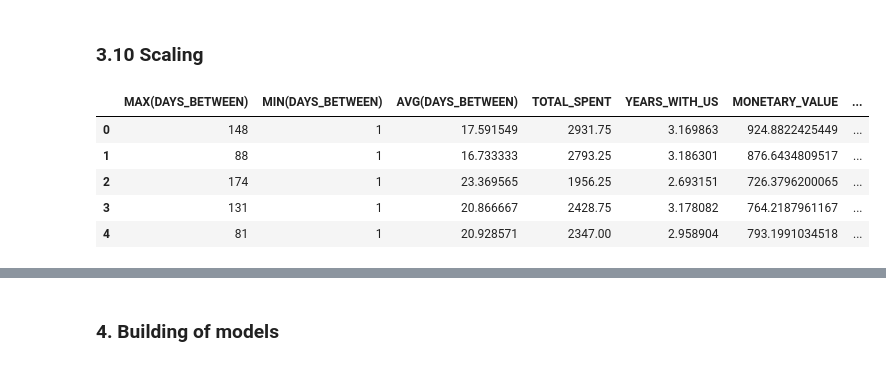
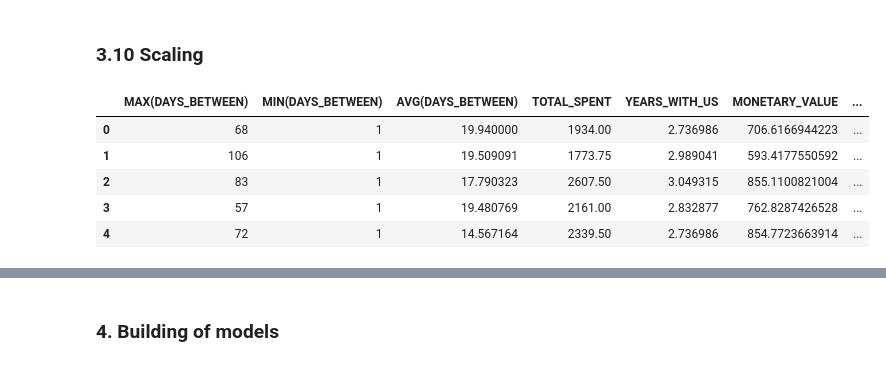
Before and after one commit to cshiwei330/ICP-ASG3-Insightify, a Jupyter notebook: Churn Model with Hold Out.ipynb, the cells around one changed output, grey strips where cells are left out. Saved outputs shown, nothing was run; the diff lists cells and outputs as text; code cells hidden in the pictures.

```diff
--- a/Churn Model with Hold Out.ipynb
+++ b/Churn Model with Hold Out.ipynb
@@ -667,7 +669,7 @@ customer_first_order_timestamp.show(n=5)
 ---------------------------------------
 # %%
 # Calculating the total number of orders for each customer
-total_order_by_cust = order_header_df.group_by("CUSTOMER_ID").agg(F.count("ORDER_ID").alias("TOTAL_ORDER"))
+total_order_by_cust = order_df1.group_by("CUSTOMER_ID").agg(F.count("ORDER_ID").alias("TOTAL_ORDER"))
 total_order_by_cust.show(n=5)
 # %% [output]
 ---------------------------------
@@ -685,6 +687,8 @@ customer_freq = customer_df.join(customer_first_order_timestamp, customer_df.CUS
 customer_freq = customer_freq.join(total_order_by_cust, customer_freq.CUSTOMER_ID==total_order_by_cust.CUSTOMER_ID, lsuffix="", rsuffix="_NUM_ORDER")
 
 # Adding in relevant columns to the newly joined data frame such as “CURRENT DATE”, “YEARS_WITH_US”, and “CUSTOMER_FREQUENCY” to calculate the frequency
-customer_freq = customer_freq.with_column("CURRENT DATE", F.iff(F.col("CUSTOMER_ID") == F.col("CUSTOMER_ID"), "2022-11-01", "0"))
+customer_freq = customer_freq.with_column("CURRENT DATE", F.iff(F.col("CUSTOMER_ID") == F.col("CUSTOMER_ID"), lastest_transaction_df1, lastest_transaction_df1))
 customer_freq = customer_freq.with_column("YEARS_WITH_US",F.datediff("day", customer_freq["FIRST_ORDER_TS"], customer_freq["CURRENT DATE"])/365)
 customer_freq = customer_freq.with_column("CUSTOMER_FREQUENCY", customer_freq["TOTAL_ORDER"]/customer_freq["YEARS_WITH_US"])
+
+customer_freq.show()
@@ -715,13 +734,13 @@ customer_last_order_timestamp_df1.show()
 To calculate the monetary value for each customer, we will be calculating the total sales generated by each customer divided by the number of years the customer has ordered with Tasty Bytes.
 # %%
  # Calculate the total sales generated by each customer
-total_amount_spent = order_header_df.group_by("CUSTOMER_ID").agg(F.sum("ORDER_TOTAL").alias("TOTAL_SPENT"))
+total_amount_spent = order_df1.group_by("CUSTOMER_ID").agg(F.sum("ORDER_TOTAL").alias("TOTAL_SPENT"))
 
 # Joining the total sales generated by each customer with the first order timestamp tables
 customer_monetary = total_amount_spent.join(customer_first_order_timestamp, total_amount_spent.CUSTOMER_ID==customer_first_order_timestamp.CUSTOMER_ID, lsuffix="", rsuffix="_FIRST_TS")
 
 # Adding in relevant columns to the newly joined data frame such as “CURRENT DATE”, “YEARS_WITH_US”, and “MONETARY_VALUE” to calculate the monetary value
-customer_monetary = customer_monetary.with_column("CURRENT DATE", F.iff(F.col("CUSTOMER_ID") == F.col("CUSTOMER_ID"), "2022-08-01", "0"))
+customer_monetary = customer_monetary.with_column("CURRENT DATE", F.iff(F.col("CUSTOMER_ID") == F.col("CUSTOMER_ID"), lastest_transaction_df1, lastest_transaction_df1))
 customer_monetary = customer_monetary.with_column("YEARS_WITH_US",F.datediff("day", customer_monetary["FIRST_ORDER_TS"], customer_monetary["CURRENT DATE"])/365)
 customer_monetary = customer_monetary.with_column("MONETARY_VALUE", F.col("TOTAL_SPENT")/F.col("YEARS_WITH_US"))
 # %%
@@ -770,7 +789,7 @@ customer_last_order_timestamp_df1.show(10)
 #### 2.7.1 Calculation of Average Days between Purchases <a id="part2-7-1"></a>
 # %%
 # Finding the average days between purchase for each customer
-customer_order_times = order_header_df.sort(col("CUSTOMER_ID"), col("ORDER_TS"))
+customer_order_times = order_df1.sort(col("CUSTOMER_ID"), col("ORDER_TS"))
 customer_order_times = customer_order_times.withColumn("prev_order_date", F.lag(col("ORDER_TS"), 1).over(Window.partitionBy("CUSTOMER_ID").orderBy("ORDER_TS"))).withColumn("days_between", F.datediff('day', col("prev_order_date"), col("ORDER_TS")))
 customer_average_days = customer_order_times.groupBy("CUSTOMER_ID").avg("days_between")
 customer_average_days = customer_average_days.sort(col('CUSTOMER_ID'))
@@ -1092,19 +1111,20 @@ customer_final.show()
 # %%
 customer_final = customer_final.to_pandas()
 
 # save dataframe of customer_id
 customer_id_df = customer_final["CUSTOMER_ID"]
 
-customer_final = customer_final.drop(["CUSTOMER_ID", 'CITY_FREQUENCY', 'GENDER', 'MARITAL_STATUS', 'CHILDREN_COUNT'],  axis = 1)
+customer_final = customer_final.drop(["CUSTOMER_ID"],  axis = 1)
+#customer_final = customer_final.drop(["CUSTOMER_ID", 'CITY_FREQUENCY', 'GENDER', 'MARITAL_STATUS', 'CHILDREN_COUNT'],  axis = 1)
 
 customer_final.head()
 # %% [output]
 |  | MAX(DAYS_BETWEEN) | MIN(DAYS_BETWEEN) | AVG(DAYS_BETWEEN) | TOTAL_SPENT | YEARS_WITH_US | MONETARY_VALUE | ... |
-| 0 | 148 | 1 | 17.591549 | 2931.75 | 3.169863 | 924.8822425449 | ... |
-| 1 | 88 | 1 | 16.733333 | 2793.25 | 3.186301 | 876.6434809517 | ... |
-| 2 | 174 | 1 | 23.369565 | 1956.25 | 2.693151 | 726.3796200065 | ... |
-| 3 | 131 | 1 | 20.866667 | 2428.75 | 3.178082 | 764.2187961167 | ... |
-| 4 | 81 | 1 | 20.928571 | 2347.00 | 2.958904 | 793.1991034518 | ... |
+| 0 | 68 | 1 | 19.940000 | 1934.00 | 2.736986 | 706.6166944223 | ... |
+| 1 | 106 | 1 | 19.509091 | 1773.75 | 2.989041 | 593.4177550592 | ... |
+| 2 | 83 | 1 | 17.790323 | 2607.50 | 3.049315 | 855.1100821004 | ... |
+| 3 | 57 | 1 | 19.480769 | 2161.00 | 2.832877 | 762.8287426528 | ... |
+| 4 | 72 | 1 | 14.567164 | 2339.50 | 2.736986 | 854.7723663914 | ... |
 # %%
 #drop target
 target = customer_final['TARGET']
```
Also changed, not shown: parts of 37 cells of this notebook.
